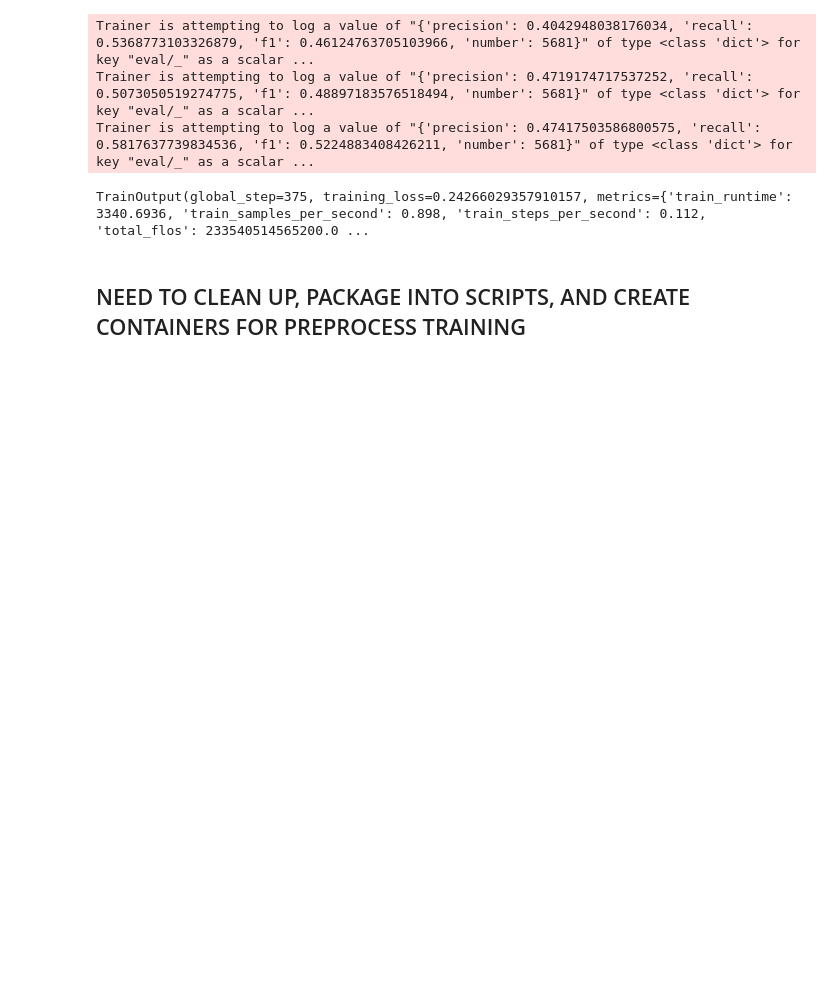
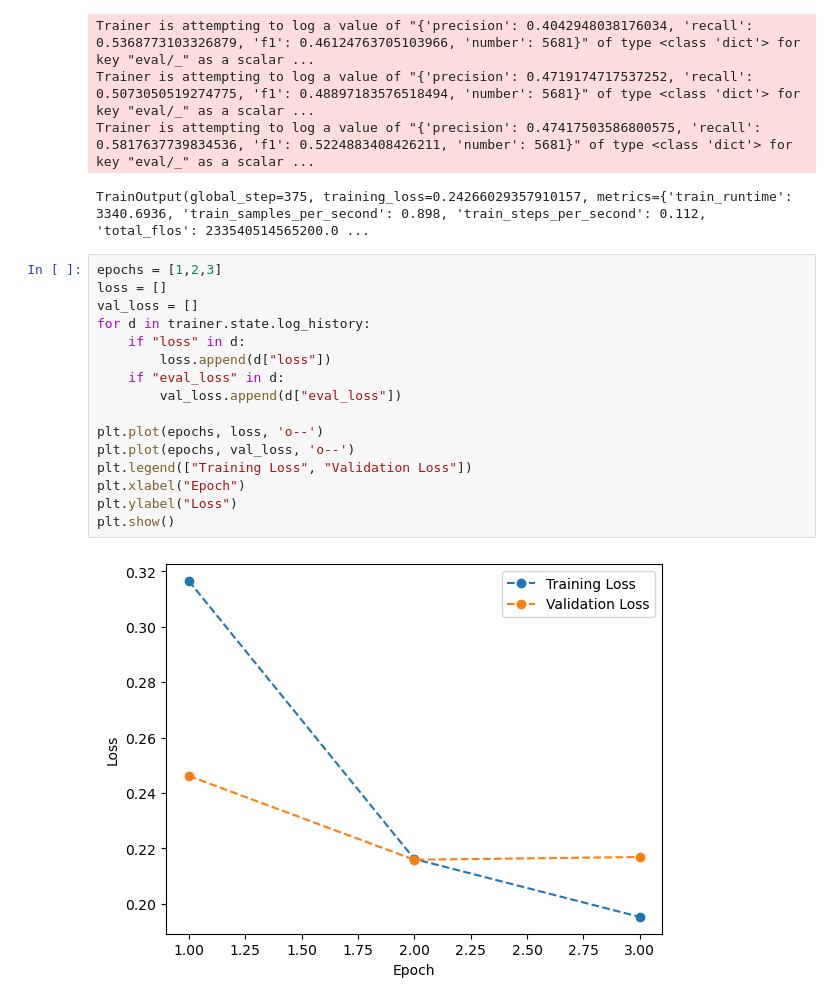
Before and after one commit to casgari/AC215_G4, a Jupyter notebook: notebooks/initial_model_construction.ipynb, the cells around one changed output. Saved outputs shown, nothing was run; the diff lists cells and outputs as text; blank space fills up the shorter version.

Commit message:
added plots

```diff
--- a/notebooks/initial_model_construction.ipynb
+++ b/notebooks/initial_model_construction.ipynb
@@ -238,5 +238,21 @@ Trainer is attempting to log a value of "{'precision': 0.4042948038176034, 'reca
 Trainer is attempting to log a value of "{'precision': 0.4719174717537252, 'recall': 0.5073050519274775, 'f1': 0.48897183576518494, 'number': 5681}" of type <class 'dict'> for key "eval/_" as a scalar ...
 Trainer is attempting to log a value of "{'precision': 0.47417503586800575, 'recall': 0.5817637739834536, 'f1': 0.5224883408426211, 'number': 5681}" of type <class 'dict'> for key "eval/_" as a scalar ...
 TrainOutput(global_step=375, training_loss=0.24266029357910157, metrics={'train_runtime': 3340.6936, 'train_samples_per_second': 0.898, 'train_steps_per_second': 0.112, 'total_flos': 233540514565200.0 ...
-# %% [markdown]
-## NEED TO CLEAN UP, PACKAGE INTO SCRIPTS, AND CREATE CONTAINERS FOR PREPROCESS TRAINING
+# %%
+epochs = [1,2,3]
+loss = []
+val_loss = []
+for d in trainer.state.log_history:
+    if "loss" in d:
+        loss.append(d["loss"])
+    if "eval_loss" in d:
+        val_loss.append(d["eval_loss"])
+
+plt.plot(epochs, loss, 'o--')
+plt.plot(epochs, val_loss, 'o--')
+plt.legend(["Training Loss", "Validation Loss"])
+plt.xlabel("Epoch")
+plt.ylabel("Loss")
+plt.show()
+# %% [output]
+[figure, added]
```
Also changed, not shown: parts of 2 cells of this notebook.
